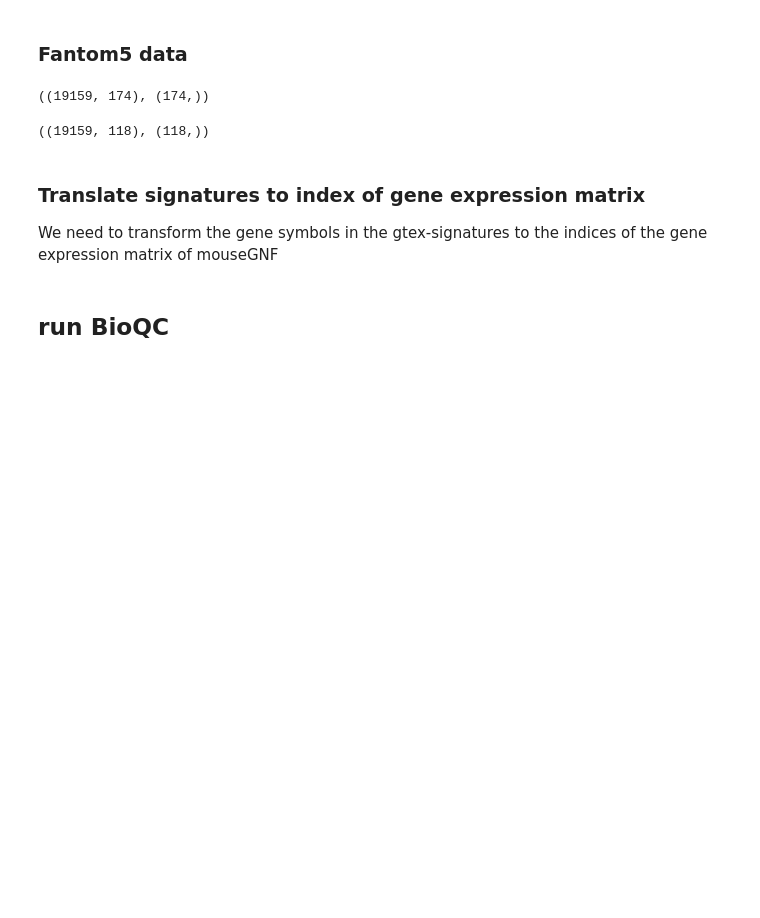
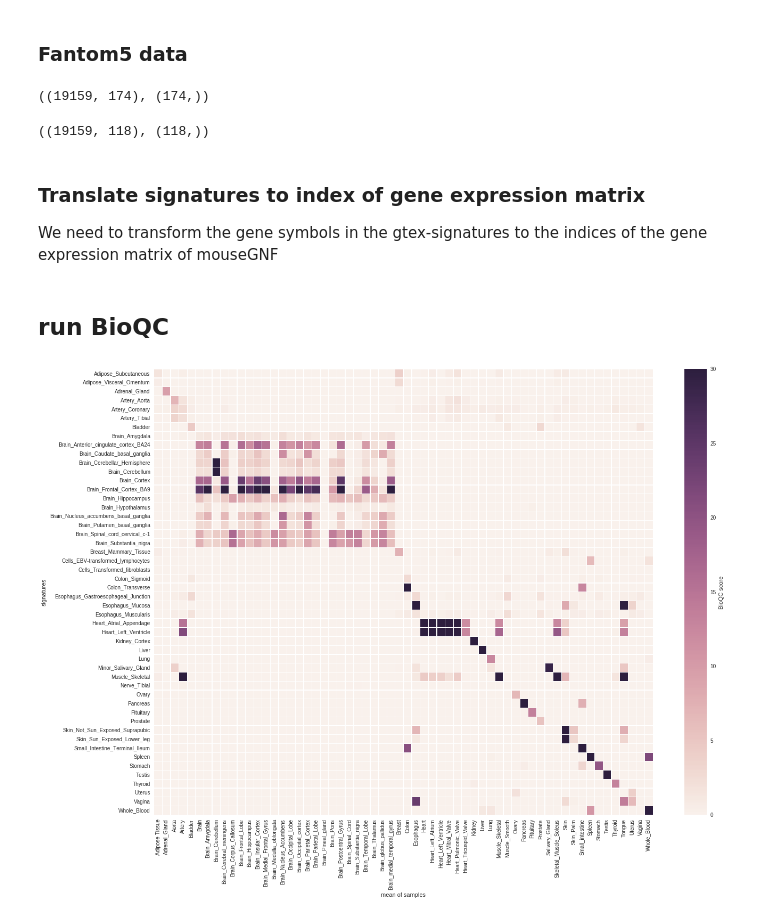
Before and after one commit to grst/gtex-signatures, a Jupyter notebook: notebooks/gtex_vs_fantom5.ipynb, the cells around one changed output. Drawn from its saved outputs; the diff is of its cells as text; code cells hidden in the pictures; blank space fills up the shorter version.

```diff
--- a/notebooks/gtex_vs_fantom5.ipynb
+++ b/notebooks/gtex_vs_fantom5.ipynb
@@ -53,3 +53,7 @@ st = BioQCSignatureTester(f5_expr_new, f5_target_new)
 scores = st.score_signatures(gtex_sig_ind)
 # %%
 score_mat = aggregate_scores(st.sort_signatures(gtex_sig_ind), scores, f5_target_new)
+# %%
+fig, ax = plot_score_heatmap(score_mat)
+# %% [output]
+[figure, added]
```
Also changed, not shown: parts of 5 cells of this notebook, 1 other file.
